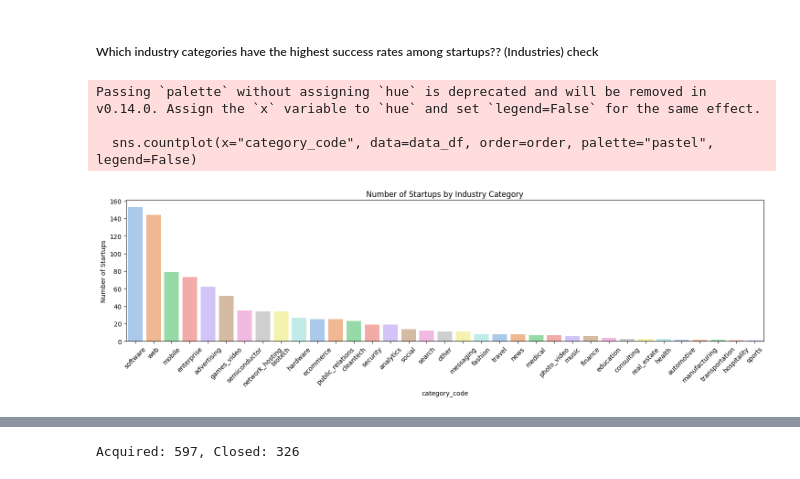
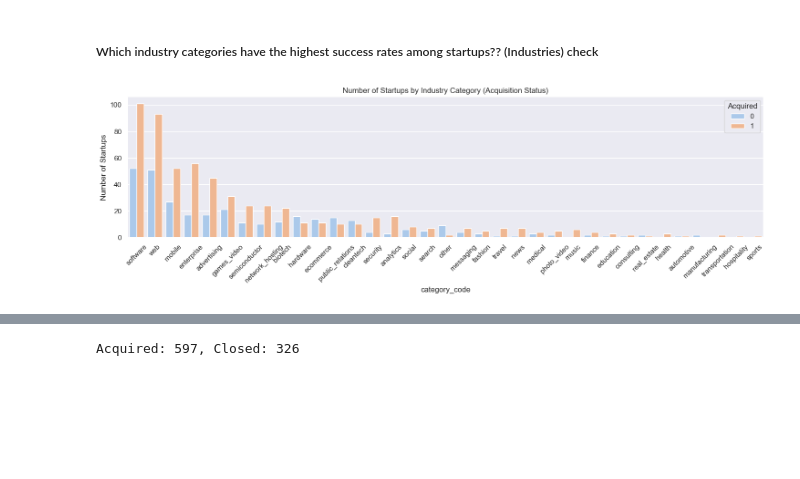
Before and after one commit to GabrielaArzateR/Predicting_startup_succes-, a Jupyter notebook: notebook/data_exploratio.ipynb, the cells around one changed output, grey strips where cells are left out. Saved outputs shown, nothing was run; the diff lists cells and outputs as text; code cells hidden in the pictures; blank space fills up the shorter version.

```diff
--- a/notebook/data_exploratio.ipynb
+++ b/notebook/data_exploratio.ipynb
@@ -71,17 +71,16 @@ Passing `palette` without assigning `hue` is deprecated and will be removed in v
 # %%
 import matplotlib.pyplot as plt
 import seaborn as sns
+
 order = data_df["category_code"].value_counts().index
 
 plt.figure(figsize=(18, 4), dpi=100)
 plt.xticks(rotation=45)
-plt.title("Number of Startups by Industry Category")
+plt.title("Number of Startups by Industry Category (Acquisition Status)")
 
-sns.countplot(x="category_code", data=data_df, order=order, palette="pastel", legend=False)
+sns.countplot(x="category_code", data=data_df, order=order, palette="pastel", hue="is_acquired")
 plt.ylabel("Number of Startups")
+plt.legend(title="Acquired", loc="upper right")
 plt.show()
 # %% [output]
-Passing `palette` without assigning `hue` is deprecated and will be removed in v0.14.0. Assign the `x` variable to `hue` and set `legend=False` for the same effect.
-
-  sns.countplot(x="category_code", data=data_df, order=order, palette="pastel", legend=False)
-[figure, old version]
+[figure, new version]
```
Also changed, not shown: parts of 29 cells of this notebook.
